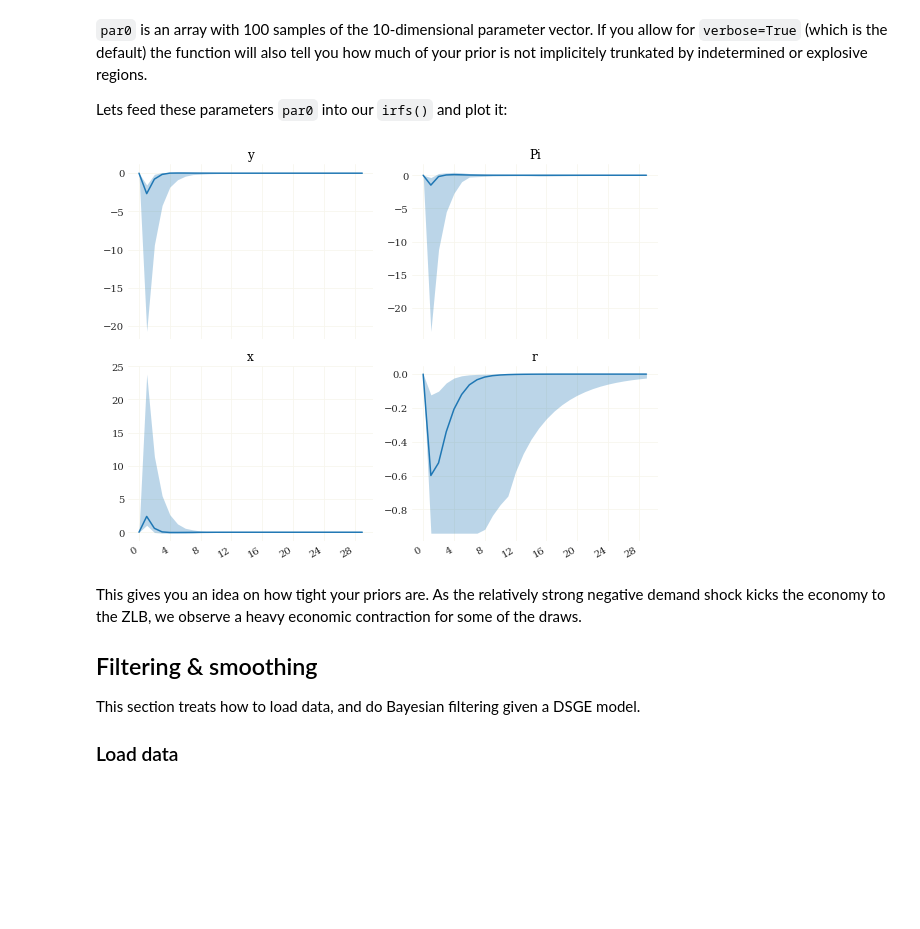
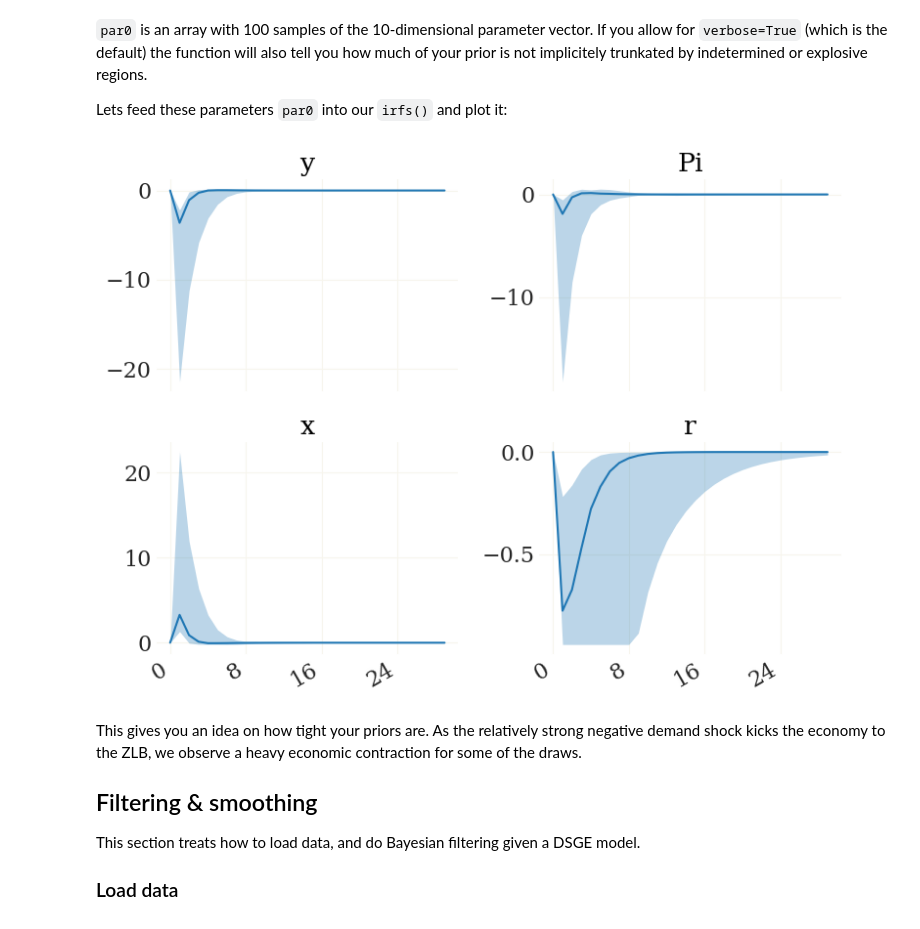
Before and after one commit to gboehl/pydsge, a Jupyter notebook: docs/getting_started.ipynb, the cells around one changed output. Saved outputs shown, nothing was run; the diff lists cells and outputs as text; code cells hidden in the pictures; blank space fills up the shorter version.

```diff
--- a/docs/getting_started.ipynb
+++ b/docs/getting_started.ipynb
@@ -137,14 +137,14 @@ If you allow for ``verbose=True`` (which is the default) the function will also
 
 Lets feed these parameters ``par0`` into our ``irfs()`` and plot it:
 # %%
-mod.set_par('calib')
-shock_list = ('e_u', 3., 1) # (name, size, period)
+mod.set_par('calib', l_max=3, k_max=40)
+shock_list = ('e_u', 4.0, 1) # (name, size, period)
 
-X1, LK1, _ = mod.irfs(shock_list, par0, verbose=True)
+X1, LK1, _ = mod.irfs(shock_list, par0, verbose=True,)
 v = mod.vix(('y','Pi','x','r')) # get the indices of these four variables
 figs, axs, _ = pplot(X1[...,v], labels=mod.vv[v])
 # %% [output]
-[figure, old version]
+[figure, new version]
 # %% [markdown]
 This gives you an idea on how tight your priors are. As the relatively strong negative demand shock kicks the economy to the ZLB, we observe a heavy economic contraction for some of the draws.
 
```
Also changed, not shown: parts of 8 cells of this notebook, 4 other files.
